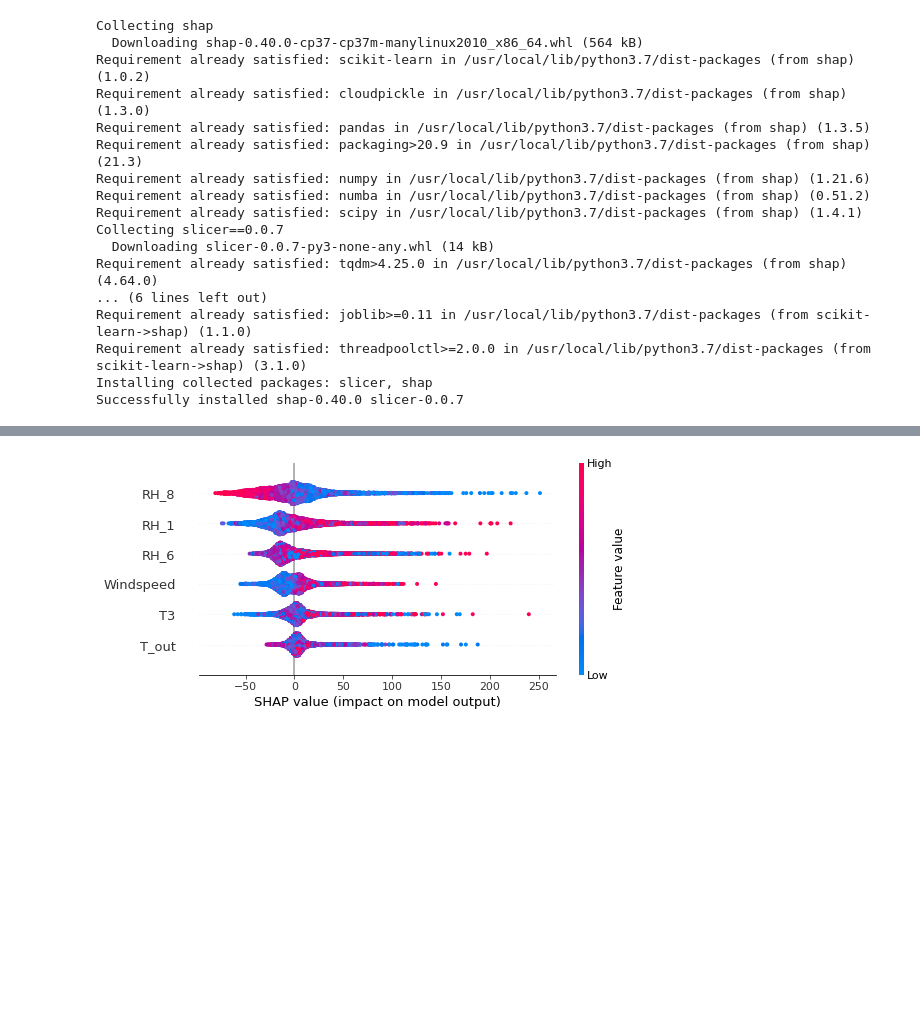
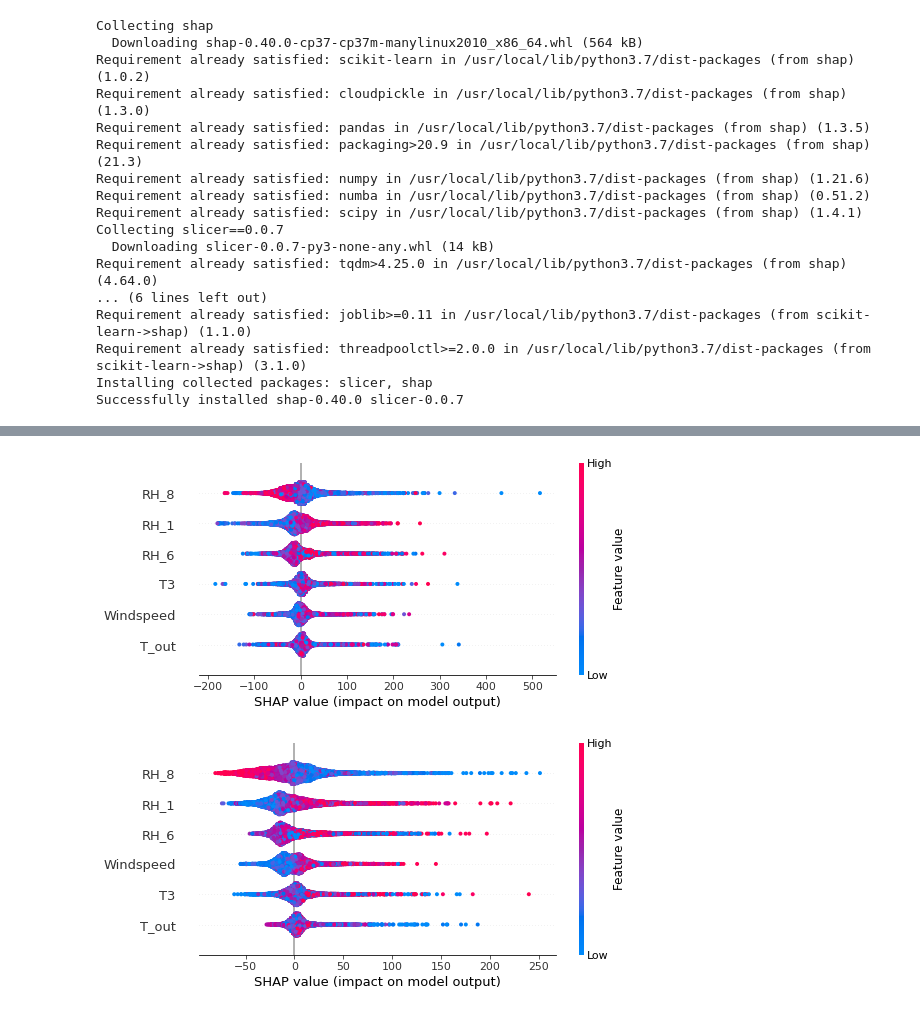
Before and after one commit to Mmbsaksd/Appliance-Energy-Prediction, a Jupyter notebook: Appliance_Energy_Prediction.ipynb, the cells around one changed output, grey strips where cells are left out. Cells and saved outputs as stored; diff of their text form; code cells hidden in the pictures; blank space fills up the shorter version.

Commit message:
shap value on xgb, rf, dt

```diff
--- a/Appliance_Energy_Prediction.ipynb
+++ b/Appliance_Energy_Prediction.ipynb
@@ -539,3 +536,9 @@ shap_values_train = explainer_train(xtrain)
+# %%
+explainer_train_dt = shap.TreeExplainer(dt_model)
+shap_values_train_dt = explainer_train_dt(xtrain)
+shap.summary_plot(shap_values_train_dt, plot_type = 'dot')
+# %% [output]
+[figure, added]
 # %%
 shap.summary_plot(shap_values_train,xtrain,plot_type='dot')
 # %% [output]
```
Also changed, not shown: parts of 2 cells of this notebook.
